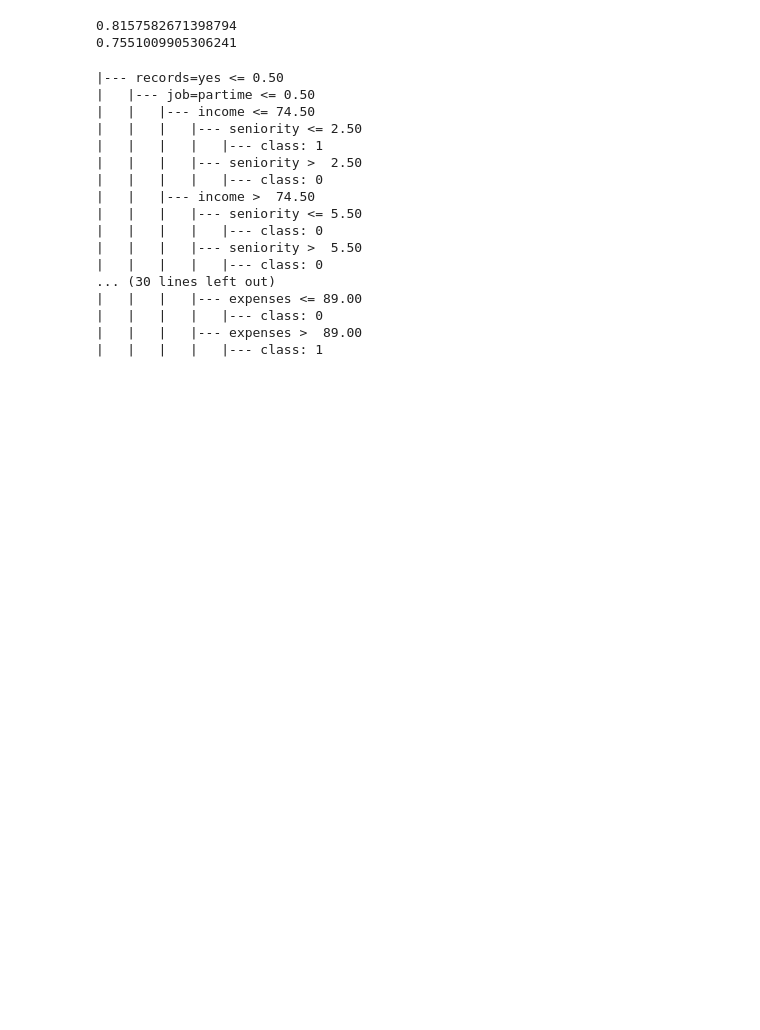
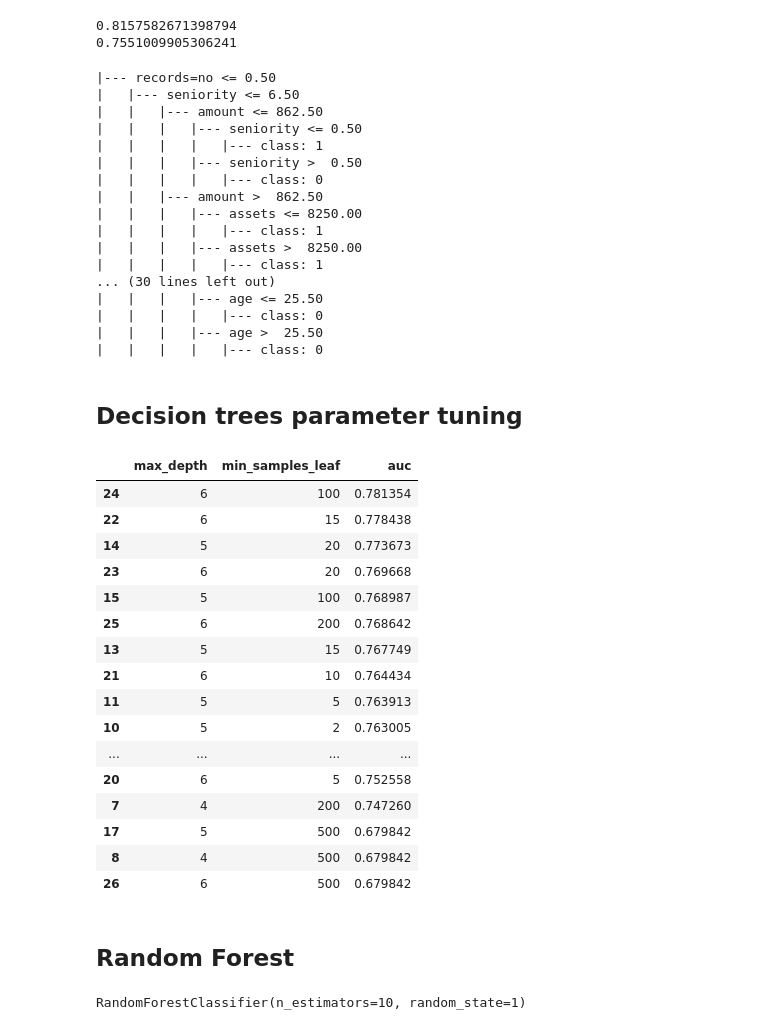
Before and after one commit to rkscodes/ml-zoomcamp, a Jupyter notebook: 06-trees/notebook.ipynb, the cells around one changed output. Cells and saved outputs as stored; diff of their text form; code cells hidden in the pictures; blank space fills up the shorter version.

```diff
--- a/06-trees/notebook.ipynb
+++ b/06-trees/notebook.ipynb
@@ -198,22 +199,68 @@ print(auc)
 # %%
 from sklearn.tree import export_text
 # %%
-print(export_text(dt, feature_names=dv.get_feature_names_out()))
+print(export_text(dt, feature_names= list(dv.get_feature_names_out())))
 # %% [output]
-|--- records=yes <= 0.50
-|   |--- job=partime <= 0.50
-|   |   |--- income <= 74.50
-|   |   |   |--- seniority <= 2.50
+|--- records=no <= 0.50
+|   |--- seniority <= 6.50
+|   |   |--- amount <= 862.50
+|   |   |   |--- seniority <= 0.50
 |   |   |   |   |--- class: 1
-|   |   |   |--- seniority >  2.50
+|   |   |   |--- seniority >  0.50
 |   |   |   |   |--- class: 0
-|   |   |--- income >  74.50
-|   |   |   |--- seniority <= 5.50
+|   |   |--- amount >  862.50
+|   |   |   |--- assets <= 8250.00
+|   |   |   |   |--- class: 1
+|   |   |   |--- assets >  8250.00
+|   |   |   |   |--- class: 1
+... (30 lines left out)
+|   |   |   |--- age <= 25.50
 |   |   |   |   |--- class: 0
-|   |   |   |--- seniority >  5.50
+|   |   |   |--- age >  25.50
 |   |   |   |   |--- class: 0
-... (30 lines left out)
-|   |   |   |--- expenses <= 89.00
-|   |   |   |   |--- class: 0
-|   |   |   |--- expenses >  89.00
-|   |   |   |   |--- class: 1
+# %% [markdown]
+## Decision trees parameter tuning
+# %%
+for d in [1,2,3,4,5,6,10, 15, 20, None]:
+    dt = DecisionTreeClassifier(max_depth=d)
+    dt.fit(X_train, y_train)
+
+    y_pred = dt.predict_proba(X_val)[:,1]
+    auc = roc_auc_score(y_val, y_pred)
+
+    print('%4s -> %.3f' % (d,auc))
+# %%
+scores = []
+for d in [4,5,6]:
+    for s in [1,2,5,10,15,20, 100, 200, 500]:
+        dt = DecisionTreeClassifier(max_depth=d, min_samples_leaf=s)
+        dt.fit(X_train, y_train)
+
+        y_pred = dt.predict_proba(X_val)[:,1]
+        auc = roc_auc_score(y_val, y_pred)
+
+        # print('%4s %3d-> %.3f' % (d,s,auc))
+        scores.append((d,s,auc))
+# %%
+df_scores = pd.DataFrame(scores, columns=['max_depth', 'min_samples_leaf', 'auc'])
+df_scores.sort_values(by='auc', ascending=False)
+# %% [output]
+|  | max_depth | min_samples_leaf | auc |
+| 24 | 6 | 100 | 0.781354 |
+| 22 | 6 | 15 | 0.778438 |
+| 14 | 5 | 20 | 0.773673 |
+| 23 | 6 | 20 | 0.769668 |
+| 15 | 5 | 100 | 0.768987 |
+| 25 | 6 | 200 | 0.768642 |
+| 13 | 5 | 15 | 0.767749 |
+| 21 | 6 | 10 | 0.764434 |
+| 11 | 5 | 5 | 0.763913 |
+| 10 | 5 | 2 | 0.763005 |
+| ... | ... | ... | ... |
+| 20 | 6 | 5 | 0.752558 |
+| 7 | 4 | 200 | 0.747260 |
+| 17 | 5 | 500 | 0.679842 |
+| 8 | 4 | 500 | 0.679842 |
+| 26 | 6 | 500 | 0.679842 |
+# %% [markdown]
+## Random Forest
@@ -219,0 +271,5 @@ print(export_text(dt, feature_names=dv.get_feature_names_out()))
+# %%
+rf = RandomForestClassifier(n_estimators=10, random_state=1)
+rf.fit(X_train, y_train)
+# %% [output]
+RandomForestClassifier(n_estimators=10, random_state=1)
```
Also changed, not shown: parts of 24 cells of this notebook.
